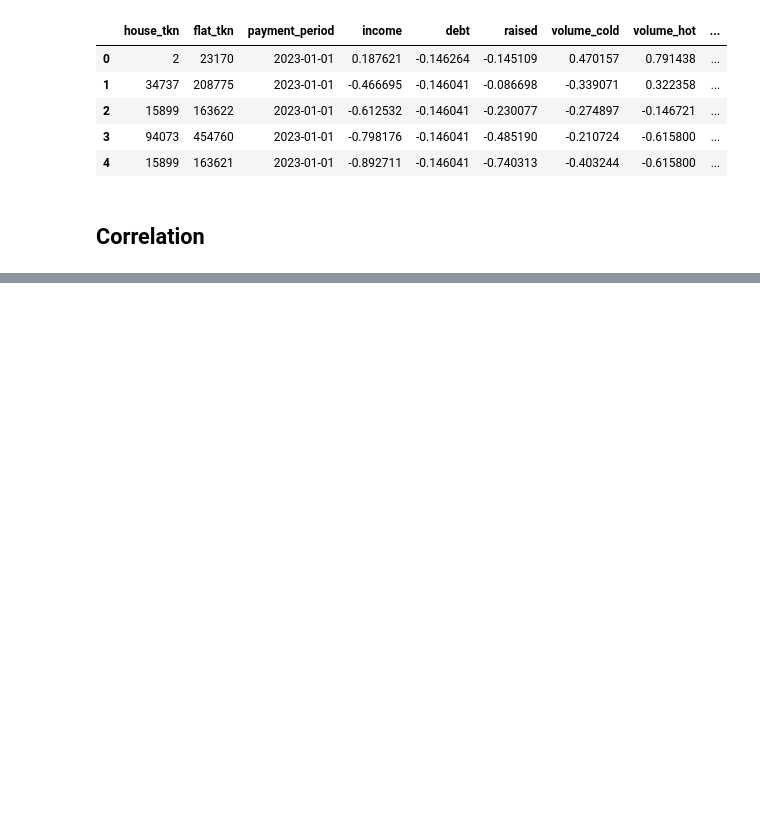
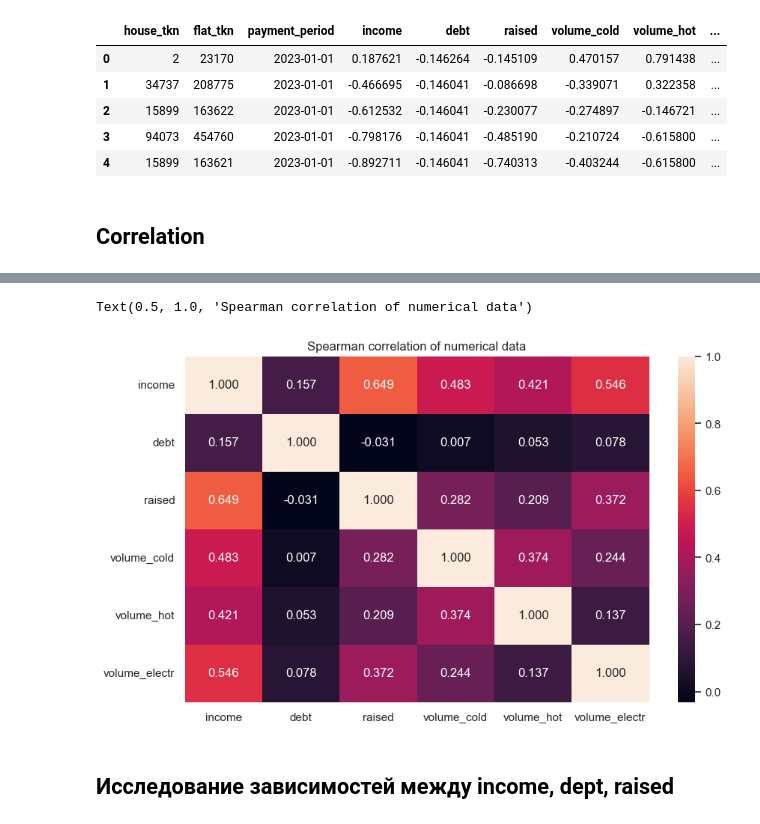
Before and after one commit to klyuchnikova/raii_summer_camp_2024, a Jupyter notebook: exploration_and_preprocessing.ipynb, the cells around one changed output, grey strips where cells are left out. Saved outputs shown, nothing was run; the diff lists cells and outputs as text; code cells hidden in the pictures; blank space fills up the shorter version.

```diff
--- a/exploration_and_preprocessing.ipynb
+++ b/exploration_and_preprocessing.ipynb
@@ -529,0 +653,11 @@ plt.title('Spearman correlation of numerical data')
+# %%
+plt.figure(figsize=(10, 6))
+number_features = ['income', 'debt', 'raised','volume_cold', 'volume_hot', 'volume_electr']
+spearman = data_with_real_numeric.corr(method = 'spearman')
+sns.heatmap(spearman, annot = True, fmt = ".3f")
+plt.title('Spearman correlation of numerical data')
+# %% [output]
+Text(0.5, 1.0, 'Spearman correlation of numerical data')
+[figure, added]
+# %% [markdown]
+## Исследование зависимостей между income, dept, raised
```
Also changed, not shown: parts of 51 cells of this notebook, 3 other files.
